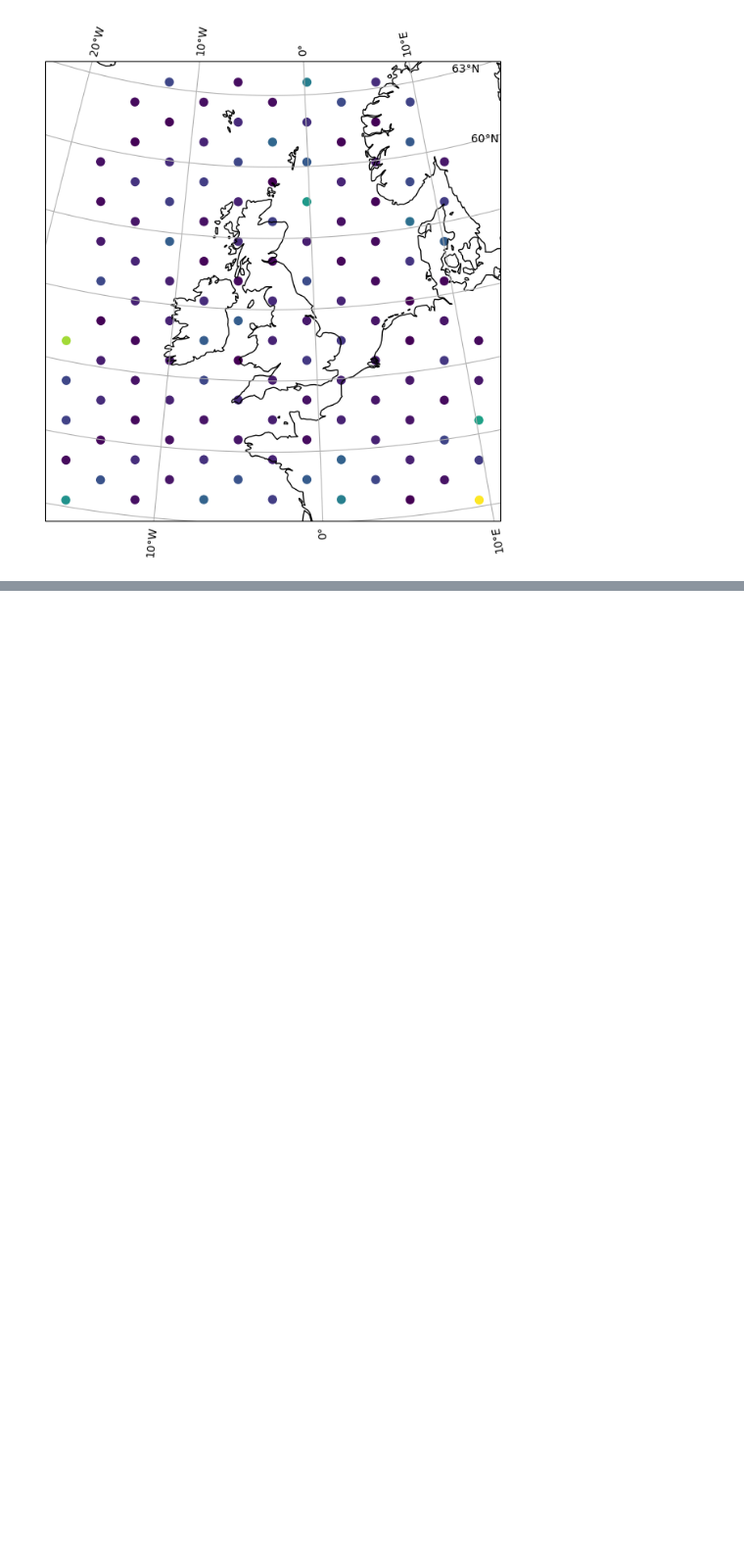
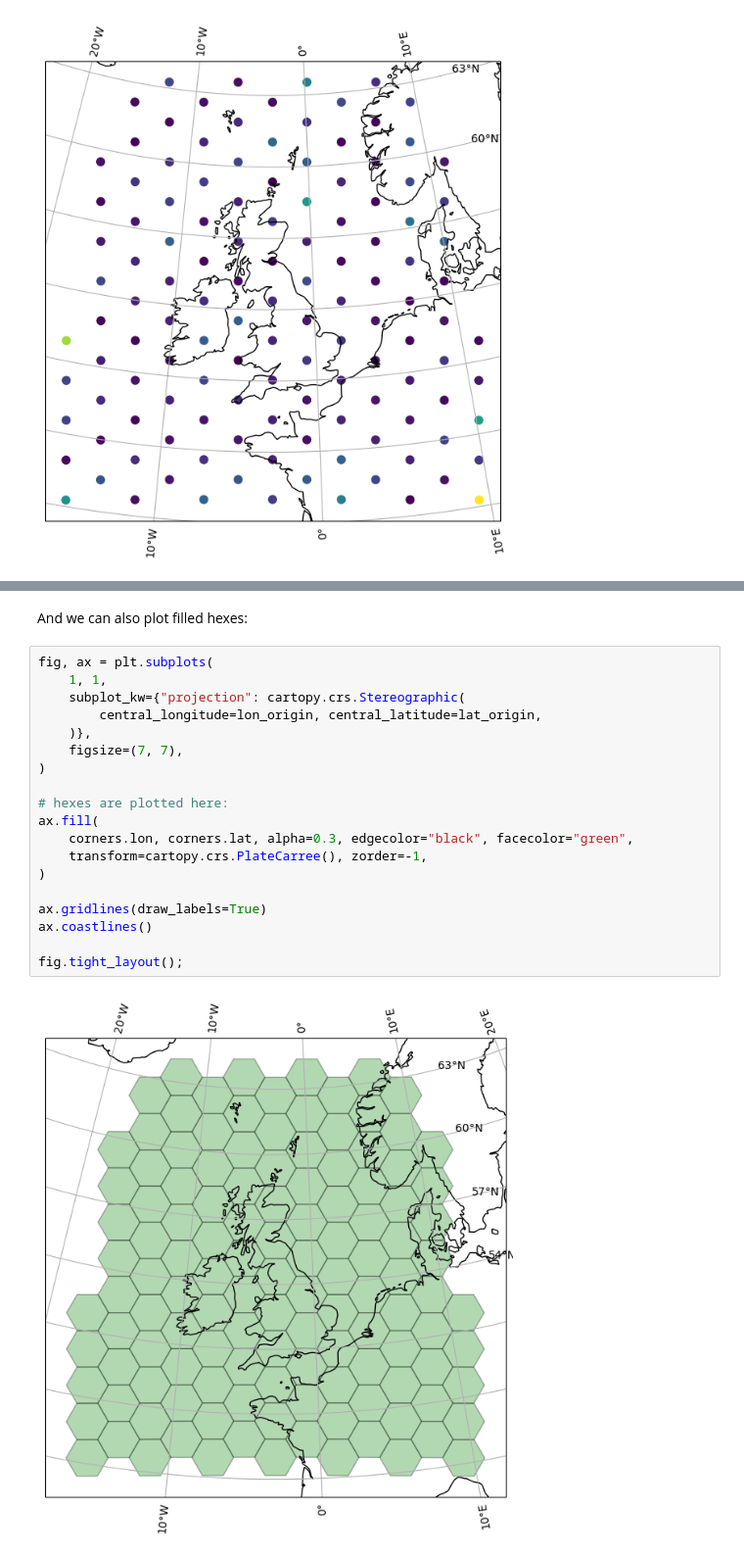
Before and after one commit to willirath/hextraj, a Jupyter notebook: notebooks/hextraj_tutorial.ipynb, the cells around one changed output, grey strips where cells are left out. Shown at 98% size. Drawn from its saved outputs; the diff is of its cells as text; blank space fills up the shorter version.

```diff
--- a/notebooks/hextraj_tutorial.ipynb
+++ b/notebooks/hextraj_tutorial.ipynb
@@ -741,0 +785,23 @@ fig.tight_layout();
+# %% [markdown]
+And we can also plot filled hexes:
+# %%
+fig, ax = plt.subplots(
+    1, 1,
+    subplot_kw={"projection": cartopy.crs.Stereographic(
+        central_longitude=lon_origin, central_latitude=lat_origin,
+    )},
+    figsize=(7, 7),
+)
+
+# hexes are plotted here:
+ax.fill(
+    corners.lon, corners.lat, alpha=0.3, edgecolor="black", facecolor="green",
+    transform=cartopy.crs.PlateCarree(), zorder=-1,
+)
+
+ax.gridlines(draw_labels=True)
+ax.coastlines()
+
+fig.tight_layout();
+# %% [output]
+[figure, added]
```
Also changed, not shown: parts of 10 cells of this notebook, 1 other file.
